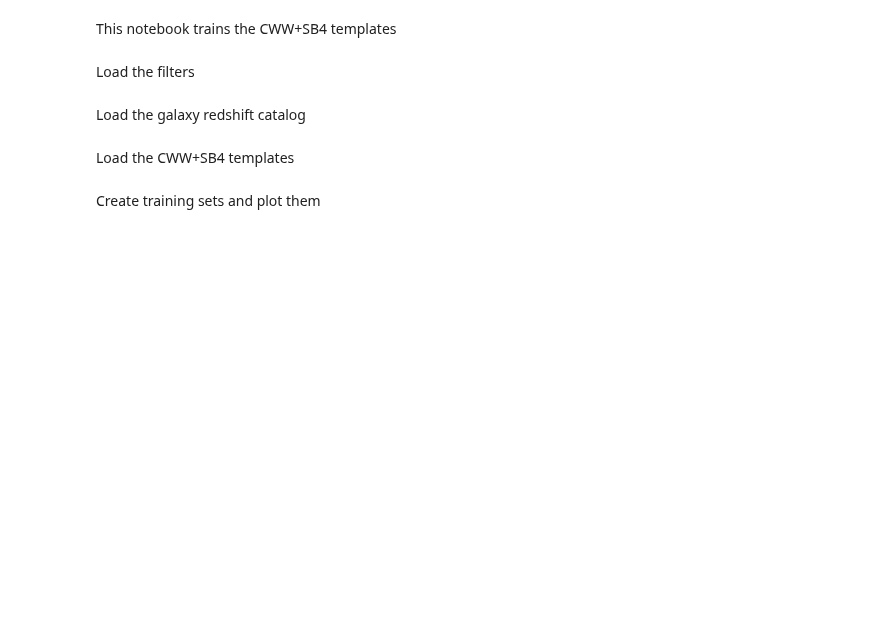
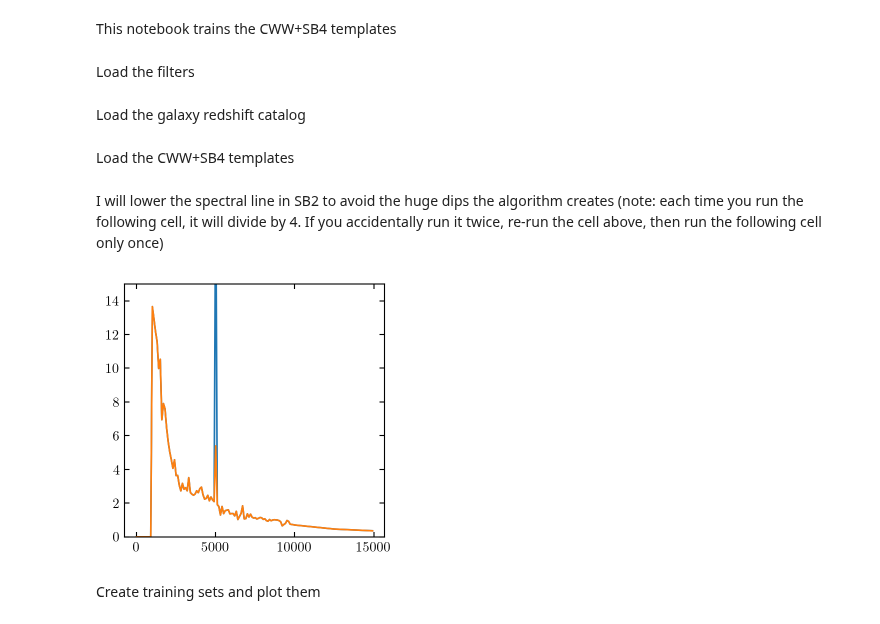
Before and after one commit to dirac-institute/photoz_template_learning, a Jupyter notebook: training_cwwsb4.ipynb, the cells around one changed output. Cells and saved outputs as stored; diff of their text form; code cells hidden in the pictures; blank space fills up the shorter version.

```diff
--- a/training_cwwsb4.ipynb
+++ b/training_cwwsb4.ipynb
@@ -78,6 +78,18 @@ sed = Sed()
 sed.wavelen = np.arange(lambda_min,lambda_max,step,dtype=float)
 sed.flambda = np.interp(sed.wavelen,x,y)
 cwwsb4_templates['5Myr'] = sed
+# %% [markdown]
+I will lower the spectral line in SB2 to avoid the huge dips the algorithm creates (note: each time you run the following cell, it will divide by 4. If you accidentally run it twice, re-run the cell above, then run the following cell only once)
+# %%
+template = cwwsb4_templates['SB2']
+plt.plot(template.wavelen,template.flambda)
+idx = np.fabs(template.wavelen-5000).argmin()
+template.flambda[idx] /= 4
+plt.plot(template.wavelen,template.flambda)
+plt.ylim(0,15)
+plt.show()
+# %% [output]
+[figure, added]
 # %% [markdown]
 Create training sets and plot them
 # %%
```
Also changed, not shown: parts of 8 cells of this notebook, 23 other files.
